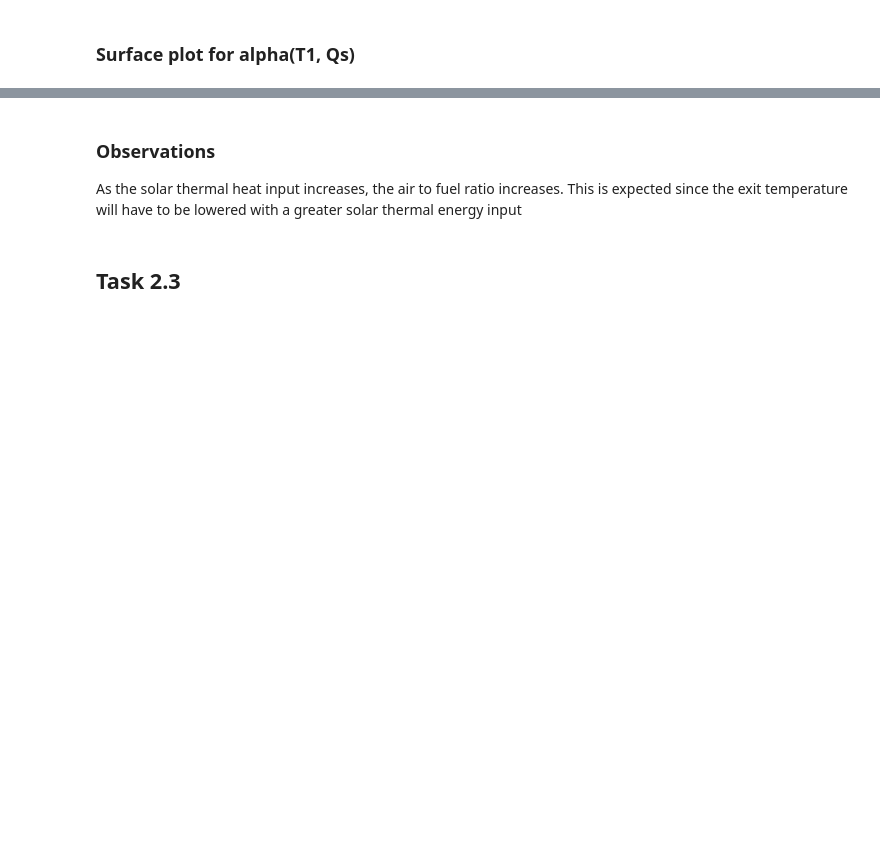
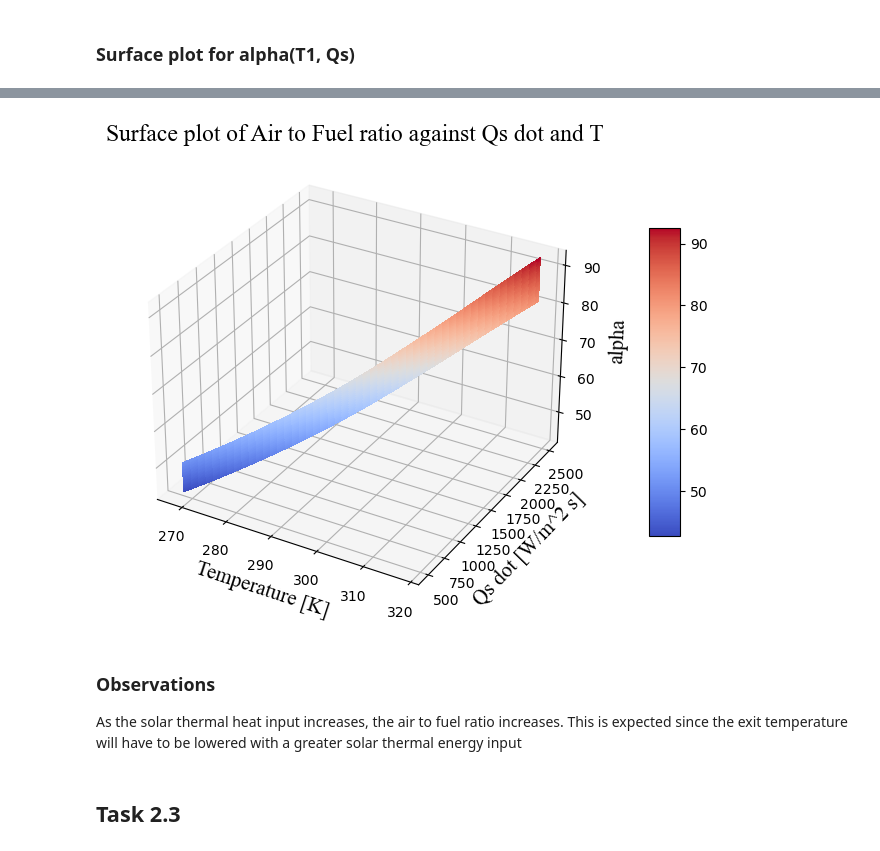
Before and after one commit to shawnkchan/ME249_P2, a Jupyter notebook: CodeP2.4F23.ipynb, the cells around one changed output, grey strips where cells are left out. Cells and saved outputs as stored; diff of their text form; code cells hidden in the pictures; blank space fills up the shorter version.

```diff
--- a/CodeP2.4F23.ipynb
+++ b/CodeP2.4F23.ipynb
@@ -494,3 +510,53 @@ plt.show()
+# %%
+test = []
+numeriter=100
+outpt1=np.zeros((numeriter,numeriter))
+outpt2=np.zeros((numeriter,numeriter))
+predictions = model.predict(data_inputs)
+#first point (row [0])comparison of data and prediction
+
+#normalized
+T=np.linspace(268,318,numeriter)
+Tnorm=T/Tmed
+Qs_dot=np.linspace(500,2500,numeriter)
+Qs_dotnorm=Qs_dot/qsmed
+
+for i in range(len(T)):
+    for j in range(len(Qs_dot)):
+        test = [[Tnorm[i] , 0.25/gamed , Qs_dotnorm[j] ]]
+        testarray = np.array(test)
+        a= model.predict(testarray)
+        outpt1[i,j] = a[0,0]
+        outpt2[i,j] = a[0,1]
+
+# display(a)
+outpt1=outpt1*almed #check
+outpt2=outpt2*efmed
+# display(outpt1)
+font_family = 'Times New Roman'
+title_font_size=17
+label_font_size=15
+legend_tick_font_size=12
+#SETTING UP PLOT
+
+#Surface Plot
+from matplotlib import cm
+fig, ax = plt.subplots(subplot_kw={"projection": "3d"})
+surf = ax.plot_surface(T, Qs_dot, outpt1,cmap=cm.coolwarm,
+                       linewidth=0, antialiased=False)
+
+
+fig.colorbar(surf, shrink=0.5, aspect=10, pad=0.1)
+plt.xlabel("Temperature [K]", fontsize=label_font_size, fontfamily=font_family)
+plt.ylabel("Qs dot [W/m^2 s]", fontsize=label_font_size, fontfamily=font_family)
+ax.set_zlabel('alpha', fontsize=label_font_size, fontfamily=font_family)
+plt.title('Surface plot of Air to Fuel ratio against Qs dot and T', fontsize=title_font_size, fontfamily=font_family)
+plt.show()
+
+# outpt1_df = pd.DataFrame(outpt1)
+# display(outpt1_df)
+# %% [output]
+[figure, added]
 # %% [markdown]
 ### Observations
 
```
Also changed, not shown: parts of 17 cells of this notebook, 21 other files.
